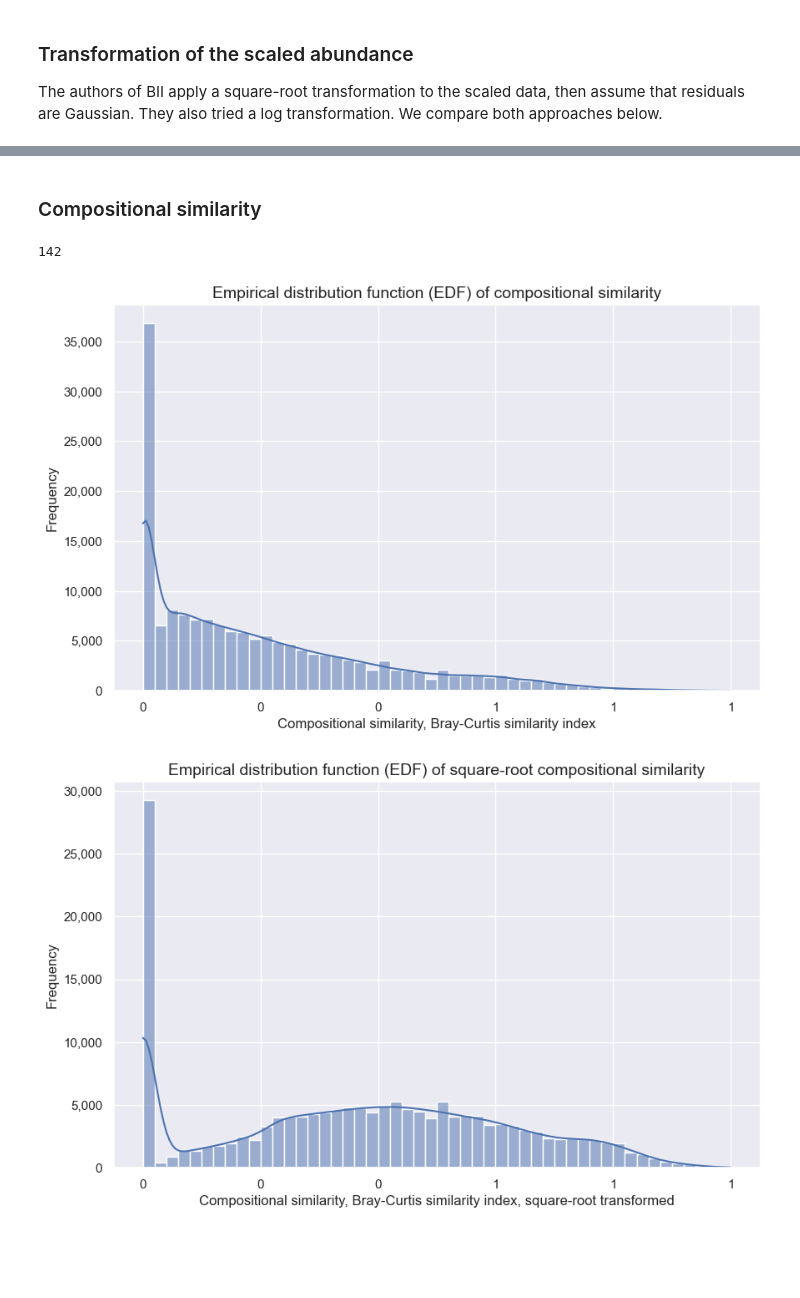
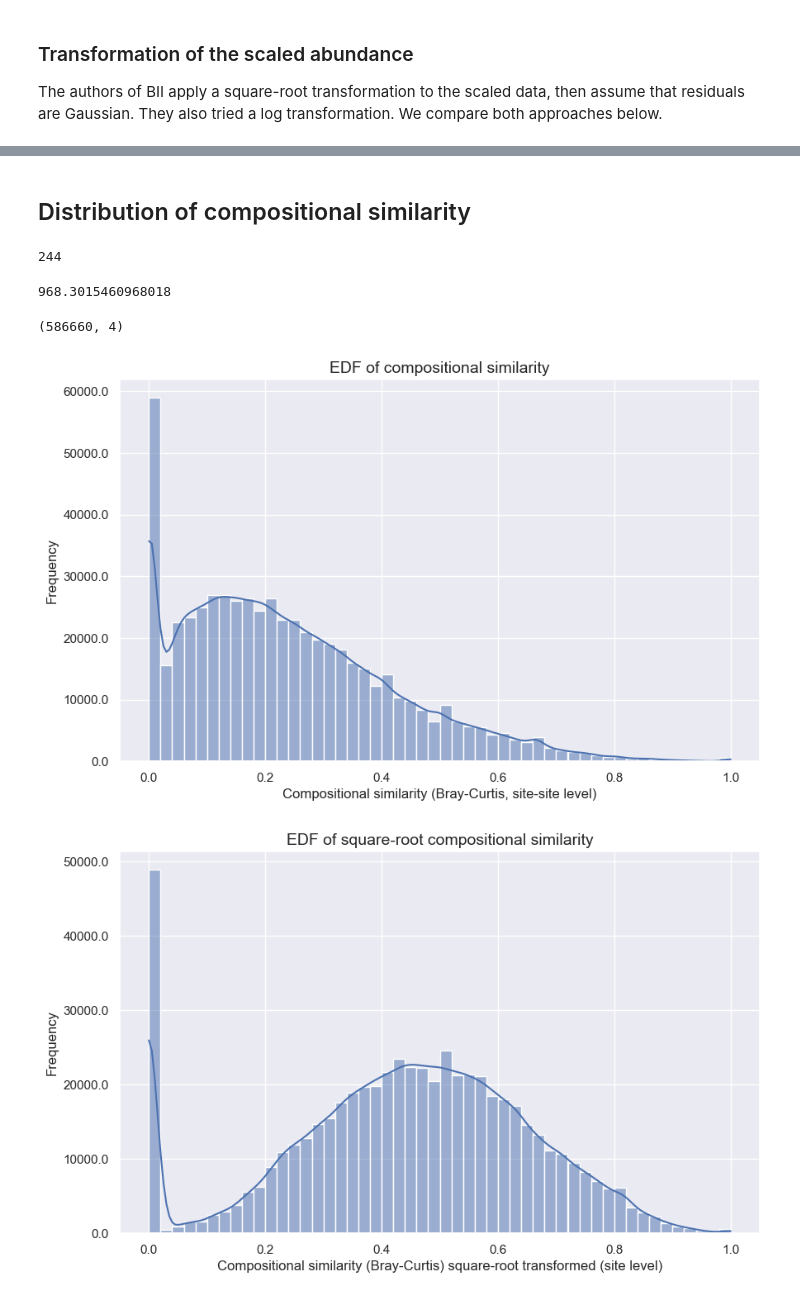
Before and after one commit to j-nystrom/biodiversity-impacts, a Jupyter notebook: notebooks/predicts_data_exploration.ipynb, the cells around one changed output, grey strips where cells are left out. Saved outputs shown, nothing was run; the diff lists cells and outputs as text; code cells hidden in the pictures; blank space fills up the shorter version.

```diff
--- a/notebooks/predicts_data_exploration.ipynb
+++ b/notebooks/predicts_data_exploration.ipynb
@@ -281,6 +285,7 @@ def plot_histogram_with_density(
     df: pd.DataFrame,
     data_col: str,
     title: str,
+    xlabel: str,
     bins: int = 50,
     kde: bool = True,
     lower_lim: int = None,
@@ -332,7 +337,7 @@ def plot_histogram_with_density(
     ax.xaxis.set_major_formatter(FuncFormatter(_number_formatter))
     ax.yaxis.set_major_formatter(FuncFormatter(_number_formatter))
     plt.title(title, fontsize=14)
-    plt.xlabel("Bins")
+    plt.xlabel(xlabel)
     plt.ylabel("Frequency")
 
     plt.show()
@@ -748,2 +839,2 @@ plot_histogram_with_density(
 # %% [markdown]
-### Compositional similarity
+## Distribution of compositional similarity
@@ -780,20 +866,19 @@ non_min_primary_studies = (
 # %%
 # Identify studies with more than one taxon surveyed
 multi_taxa_studies = (
-    df_abundance.groupby("SS")
-    .filter(lambda x: x["Taxon_name_entered"].nunique() > 1)["SS"]
+    df_abundance.group_by("SS")
+    .agg(pl.col("Taxon_name_entered").n_unique().alias("unique_taxon"))
+    .filter(pl.col("unique_taxon") > 1)
+    .get_column("SS")
     .unique()
-    .tolist()
+    .to_list()
 )
 # %%
 # Filter the original dataframe for all of these criteria
 studies_to_include = list(
-    set(single_effort_studies)
-    & set(min_primary_studies)
-    & set(non_min_primary_studies)
-    & set(multi_taxa_studies)
+    set(single_effort_studies) & set(min_primary_studies) & set(multi_taxa_studies)
 )
-df_similarity_calc = df_abundance[df_abundance["SS"].isin(studies_to_include)]
+df_similarity_calc = df_abundance.filter(pl.col("SS").is_in(studies_to_include))
 len(studies_to_include)
 # %% [output]
-142
+244
@@ -884,0 +885,23 @@ df_comp_similarity = pd.DataFrame(bray_curtis_scores)
+# %%
+# List of all studies, and list for storing results
+studies = df_similarity_calc.get_column("SS").unique().to_list()
+results = []
+
+start = time.time()
+
+# Iterate through all studies
+for study in studies:
+    df_study = df_similarity_calc.filter((pl.col("SS") == study)).lazy()
+    results = pairwise_similarity_scores(study, df_study, results)
+
+end = time.time()
+print(end - start)
+
+# Create a dataframe from the output of all site pairs
+df_comp_similarity = pl.DataFrame(results)
+# %% [output]
+968.3015460968018
+# %%
+df_comp_similarity.shape
+# %% [output]
+(586660, 4)
@@ -886,25 +1031,26 @@ df_comp_similarity = pd.DataFrame(bray_curtis_scores)
 plot_histogram_with_density(
     df_comp_similarity,
     data_col="Similarity_score",
-    title="Empirical distribution function (EDF) of compositional similarity",
-    xlabel="Compositional similarity, Bray-Curtis similarity index",
+    title="EDF of compositional similarity",
+    xlabel="Compositional similarity (Bray-Curtis, site-site level)",
     bins=50,
     kde=True,
 )
 # %% [output]
-[figure, old version]
+[figure, new version]
 # %%
-df_comp_similarity["Similarity_score_sqrt"] = np.sqrt(
-    df_comp_similarity["Similarity_score"]
+# Do a square-root transformation of the similarity scores
+df_comp_similarity = df_comp_similarity.with_columns(
+    np.sqrt(pl.col("Similarity_score")).alias("Similarity_score_sqrt")
 )
 
 plot_histogram_with_density(
     df_comp_similarity,
     data_col="Similarity_score_sqrt",
-    title="Empirical distribution function (EDF) of square-root compositional similarity",
-    xlabel="Compositional similarity, Bray-Curtis similarity index, square-root transformed",
+    title="EDF of square-root compositional similarity",
+    xlabel="Compositional similarity (Bray-Curtis) square-root transformed (site level)",
     bins=50,
     kde=True,
 )
 # %% [output]
-[figure, old version]
+[figure, new version]
```
Also changed, not shown: parts of 59 cells of this notebook.
